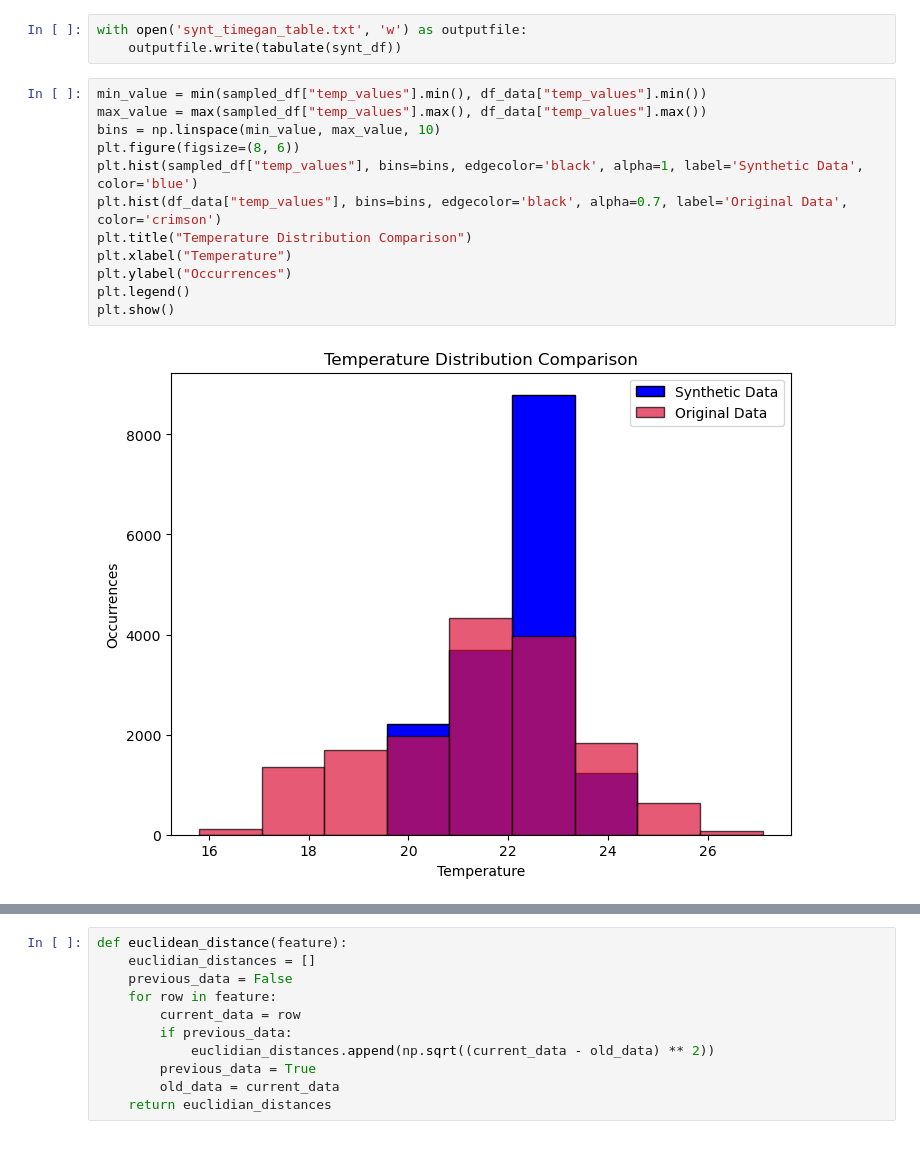
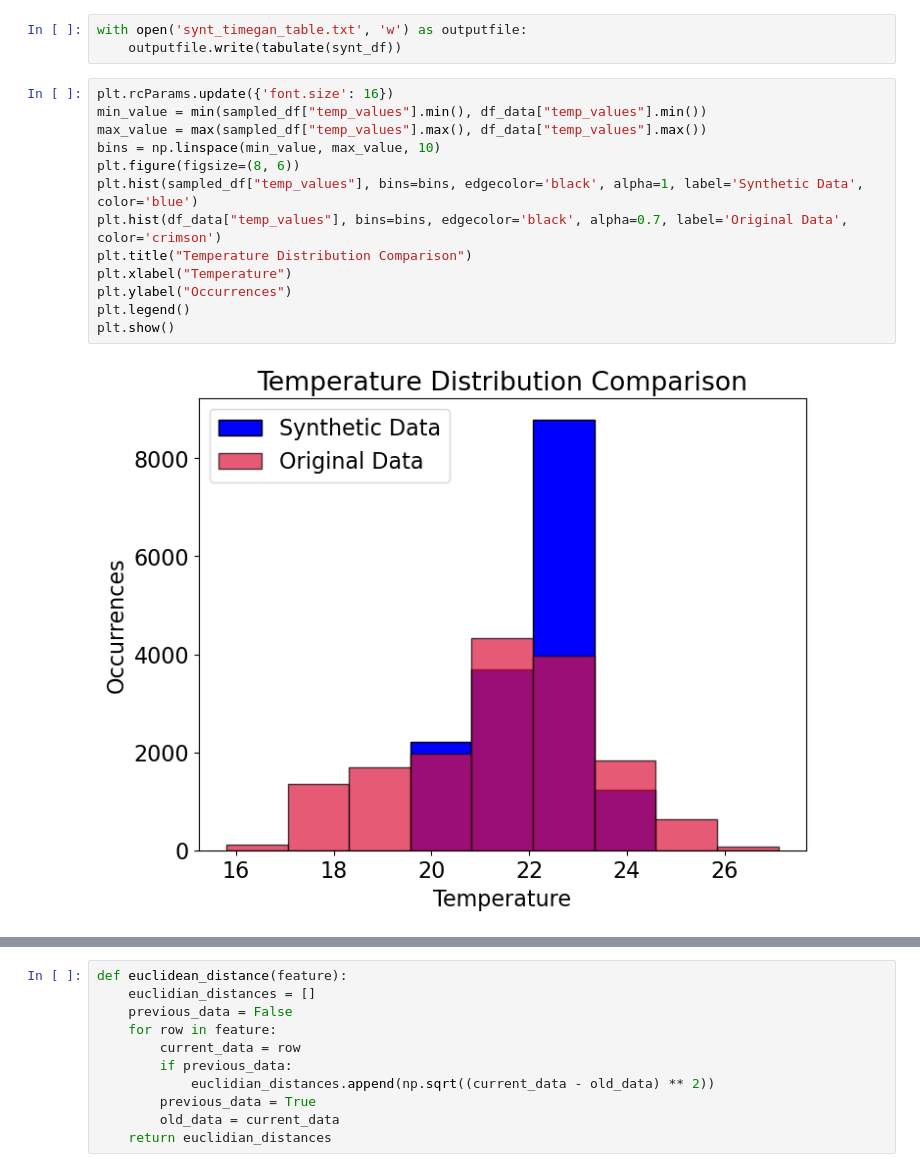
Before and after one commit to JaManJesse/SyntheticKnowledgeGraphGeneration, a Jupyter notebook: timeGAN.ipynb, the cells around one changed output, grey strips where cells are left out. Saved outputs shown, nothing was run; the diff lists cells and outputs as text.

```diff
--- a/timeGAN.ipynb
+++ b/timeGAN.ipynb
@@ -264,19 +264,20 @@ sampled_df["time"] = pd.to_datetime(sampled_df["time"])
 with open('synt_timegan_table.txt', 'w') as outputfile:
     outputfile.write(tabulate(synt_df))
 # %%
+plt.rcParams.update({'font.size': 16})
 min_value = min(sampled_df["temp_values"].min(), df_data["temp_values"].min())
 max_value = max(sampled_df["temp_values"].max(), df_data["temp_values"].max())
 bins = np.linspace(min_value, max_value, 10)
 plt.figure(figsize=(8, 6))
 plt.hist(sampled_df["temp_values"], bins=bins, edgecolor='black', alpha=1, label='Synthetic Data', color='blue')
 plt.hist(df_data["temp_values"], bins=bins, edgecolor='black', alpha=0.7, label='Original Data', color='crimson')
 plt.title("Temperature Distribution Comparison")
 plt.xlabel("Temperature")
 plt.ylabel("Occurrences")
 plt.legend()
 plt.show()
 # %% [output]
-[figure, old version]
+[figure, new version]
 # %%
 min_value = min(sampled_df["co2_values"].min(), df_data["co2_values"].min())
 max_value = max(sampled_df["co2_values"].max(), df_data["co2_values"].max())
```
Also changed, not shown: parts of 8 cells of this notebook, 1 other file.
